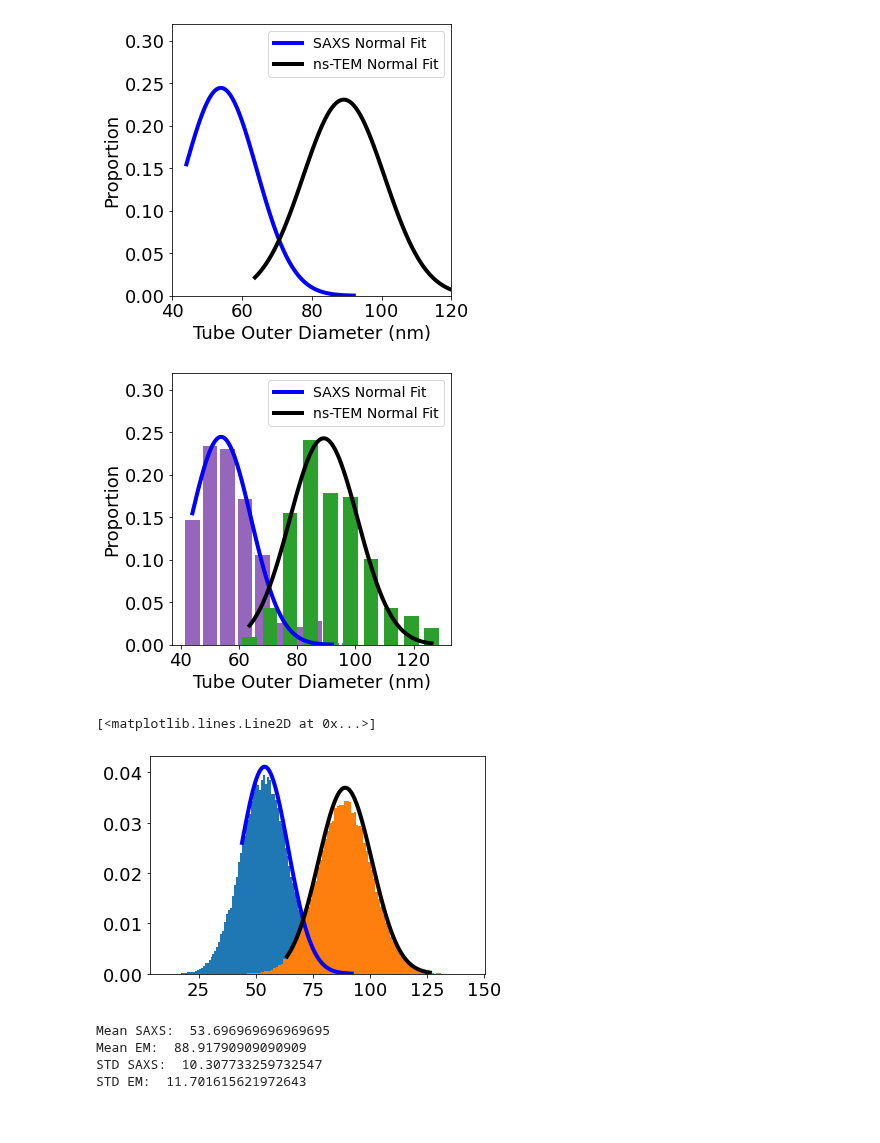
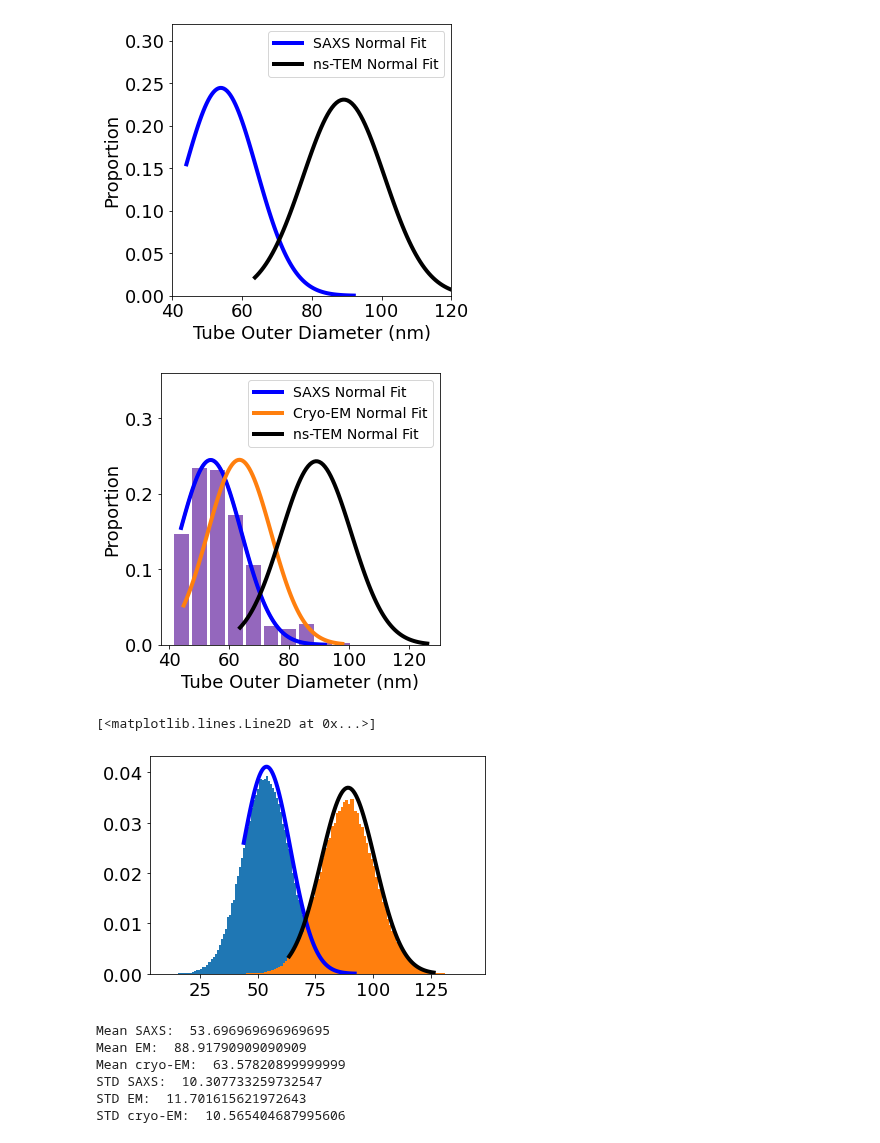
Before and after one commit to pozzo-research-group/MC-DFM, a Jupyter notebook: Notebooks/RhuA Tubes Plotting.ipynb, the cells around one changed output. Drawn from its saved outputs; the diff is of its cells as text; code cells hidden in the pictures.

Commit message:
add plotting notebook

```diff
--- a/Notebooks/RhuA Tubes Plotting.ipynb
+++ b/Notebooks/RhuA Tubes Plotting.ipynb
@@ -26,6 +26,7 @@ The distributions from SAXS are first imported.
 exp_data = np.load('../Data/RhuA/RhuA_Exp_Data.npy')
 model_avg = np.load('../Images/RhuA/best_model_avg.npy')
 em_data = pd.read_excel('../Data/RhuA/EM_tube_diameter.xlsx')
+cryo_em_data = pd.read_excel('../Data/RhuA/Cryo_EM_tube_diameter.xlsx')
 hist_data = np.load('../Images/RhuA/prop_histogram.npy')
 # %%
 plt.rcParams.update({'font.size': 26})
@@ -85,6 +86,9 @@ x_sizes, normal_fit, popt = calculate_max_wv(hist_data[:,0], hist_data[:,1], low
 
 x,y = np.histogram(em_data)
 x_sizes_em, normal_fit_em, popt_em = calculate_max_wv(y[:-1], x, lower = 3)
+
+x_,y_ = np.histogram(cryo_em_data)
+x_sizes_cryo_em, normal_fit_cryo_em, popt_cryo_em = calculate_max_wv(y_, x_, lower = 2)
 # %%
 sizes = hist_data[:,0]
 sizes_em = y
@@ -164,22 +184,29 @@ Text(0.5, 0, 'Tube Outer Diameter (nm)')
 [figure]
 # %%
 fig, ax = plt.subplots(figsize=(5, 5))
+
 ax.bar(hist_data[:-1,0], hist_data[:-1,1], width = 5, color = 'C4')
 ax.plot(x_sizes, normal_fit/4.2, linewidth = 3)
 ax.plot(x_sizes, normal_fit/4.2, linewidth = 4, color = 'blue', label = 'SAXS Normal Fit')
-ax.bar(y[:-1], x/np.sum(x), width = 5, color='C2')
+
+#ax.bar(y_[:-1], x_/np.sum(x_), width = 5, color='C3')
+ax.plot(x_sizes_cryo_em, normal_fit_cryo_em/3.3, linewidth = 4, label = 'Cryo-EM Normal Fit', color = 'C1')
+
+#ax.bar(y[:-1], x/np.sum(x), width = 5, color='C2')
 ax.plot(x_sizes_em, normal_fit_em/3.8, linewidth = 4, color = 'black', label = 'ns-TEM Normal Fit')
+
 ax.legend(fontsize=14)
 ax.legend(fontsize=14, loc=1)
-ax.set_ylim([0, 0.32])
+ax.set_ylim([0, 0.36])
 ax.set_ylabel('Proportion')
 ax.set_xlabel('Tube Outer Diameter (nm)')
-#plt.savefig('../Images/RhuA/SAXS_histogram.png', dpi=300, bbox_inches="tight")
+#plt.savefig('../Images/RhuA/SAXS_histogram_all.png', dpi=600, bbox_inches="tight")
 # %% [output]
-[figure, old version]
+[figure, new version]
 # %%
 mean_saxs = x_sizes[np.argmax(normal_fit)]
 mean_em = x_sizes_em[np.argmax(normal_fit_em)]
+mean_cryo_em = x_sizes_cryo_em[np.argmax(normal_fit_cryo_em)]
 normal_test = np.random.normal(mean_saxs, popt[-1], 100000)
 normal_test_em = np.random.normal(mean_em, popt_em[-1], 100000)
 plt.hist(normal_test, density=True, bins=100)
@@ -188,14 +215,18 @@ plt.plot(x_sizes, normal_fit/25, linewidth = 4, color = 'blue', label = 'SAXS No
 plt.plot(x_sizes_em, normal_fit_em/25, linewidth = 4, color = 'black', label = 'SAXS Normal Fit')
 # %% [output]
 [<matplotlib.lines.Line2D at 0x...>]
-[figure, old version]
+[figure, new version]
 # %%
 print('Mean SAXS: ', mean_saxs)
 print('Mean EM: ', mean_em)
+print('Mean cryo-EM: ', mean_cryo_em)
 print('STD SAXS: ', popt[-1])
 print('STD EM: ', popt_em[-1])
+print('STD cryo-EM: ', popt_cryo_em[-1])
 # %% [output]
 Mean SAXS:  53.696969696969695
 Mean EM:  88.91790909090909
+Mean cryo-EM:  63.57820899999999
 STD SAXS:  10.307733259732547
 STD EM:  11.701615621972643
+STD cryo-EM:  10.565404687995606
```
Also changed, not shown: parts of 2 cells of this notebook.
